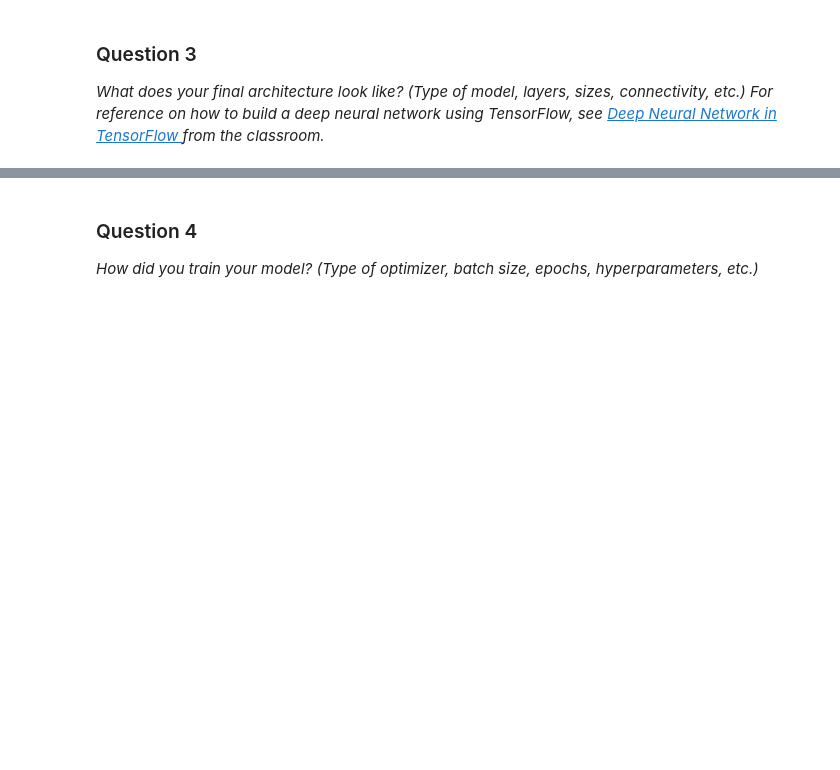
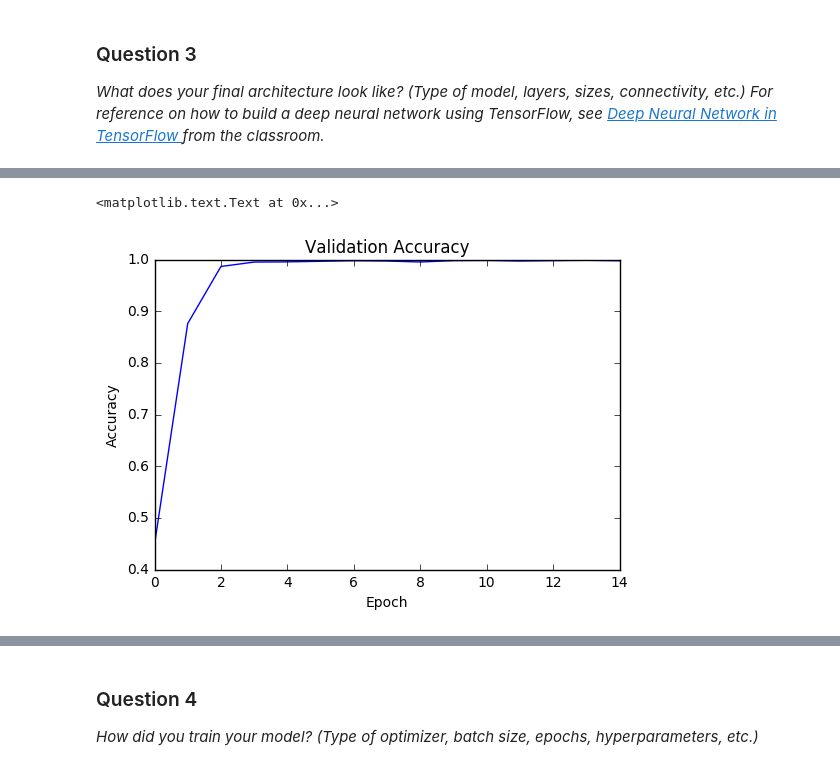
Before and after one commit to nachomartinr/CarND-Traffic-Sign-Classifier-P2, a Jupyter notebook: Traffic_Sign_Classifier.ipynb, the cells around one changed output, grey strips where cells are left out. Cells and saved outputs as stored; diff of their text form; code cells hidden in the pictures; blank space fills up the shorter version.

Commit message:
Submitted project. 97.8 accuracy achieved.

```diff
--- a/Traffic_Sign_Classifier.ipynb
+++ b/Traffic_Sign_Classifier.ipynb
@@ -211,0 +633,35 @@ _What does your final architecture look like? (Type of model, layers, sizes, con
+# %%
+save_file_name = 'trained_model.ckpt'
+saver = tf.train.Saver()
+# %%
+### Train your model here.
+### Feel free to use as many code cells as needed.
+import math
+
+validation_accuracy_history = []
+
+with tf.Session() as sess:
+    sess.run(tf.global_variables_initializer())
+
+    for epoch in range(n_epochs):
+        n_batches = math.ceil(get_num_train_samples() / batch_size)
+        for i in range(n_batches):
+            batch_features, batch_labels = get_next_train_batch(batch_size)
+            sess.run(optimizer, feed_dict={x: batch_features, y: batch_labels, keep_prob: 0.5})
+
+
+        # Print status for every epoch
+        val_accuracy = 0.
+        n_val_batches = math.ceil(get_num_validation_samples() / 3000)
+        for i in range(n_val_batches):
+            val_batch_features, val_batch_labels = get_next_validation_batch(3000)
+            factor = len(val_batch_features) / get_num_validation_samples()
+            val_accuracy += sess.run(accuracy,
+                                     feed_dict={x: val_batch_features, y: val_batch_labels, keep_prob: 1.0}) * factor
+        validation_accuracy_history.append(val_accuracy)
+        print('Epoch {:<3} - Validation Accuracy: {}'.format(epoch, val_accuracy))
+
+
+    # Save trained model
+    saved_path = saver.save(sess, save_file_name)
+    print('Trained Model Saved in {}'.format(saved_path))
@@ -211,0 +685,11 @@ _What does your final architecture look like? (Type of model, layers, sizes, con
+# %%
+import matplotlib.pyplot as plt
+%matplotlib inline
+
+plt.plot(validation_accuracy_history)
+plt.title('Validation Accuracy')
+plt.ylabel('Accuracy')
+plt.xlabel('Epoch')
+# %% [output]
+<matplotlib.text.Text at 0x...>
+[figure, added]
```
Also changed, not shown: parts of 42 cells of this notebook, 1 other file.
